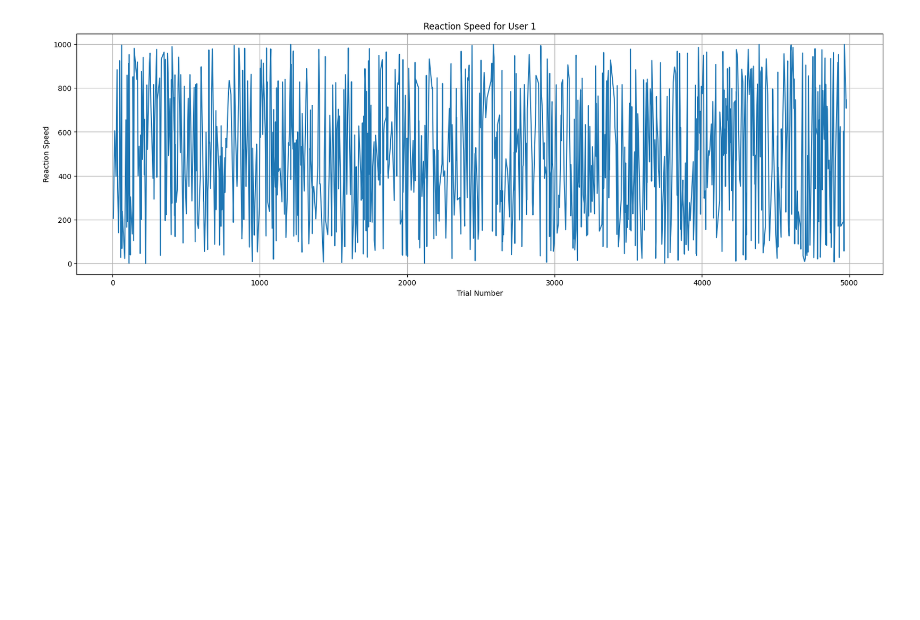
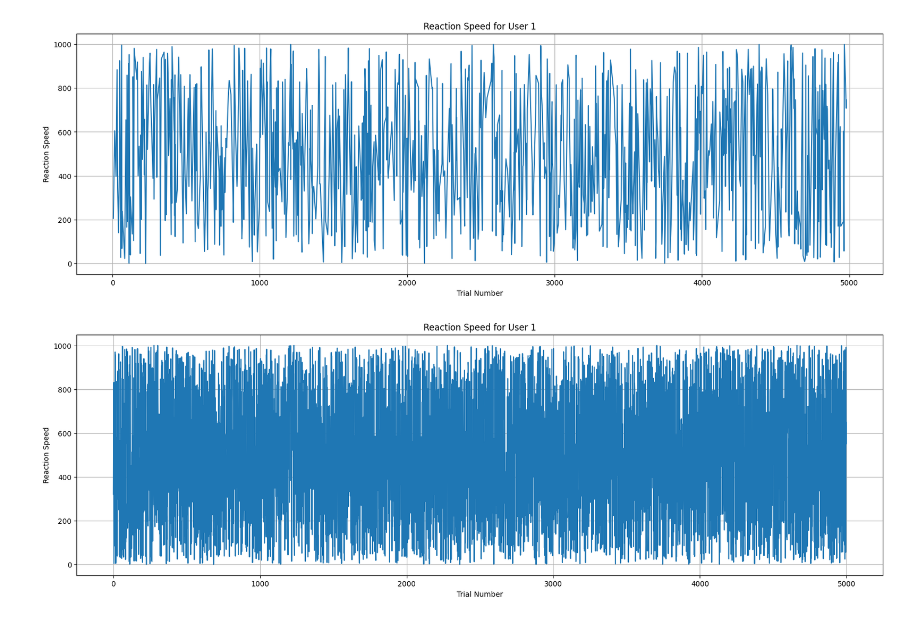
Before and after one commit to mozaikuu/Love_Of_Wisdom, a Jupyter notebook: EDA.ipynb, the cells around one changed output. Cells and saved outputs as stored; diff of their text form; code cells hidden in the pictures; blank space fills up the shorter version.

```diff
--- a/EDA.ipynb
+++ b/EDA.ipynb
@@ -290,3 +288,13 @@ plt.grid()
 plt.show()
 # %% [output]
 [figure]
+# %%
+plt.figure(figsize=(20, 6))
+plt.plot(dfs['reaction_speed(in_ms)'], )
+plt.title('Reaction Speed for User 1')
+plt.xlabel('Trial Number')  # or any other x-axis label
+plt.ylabel('Reaction Speed')
+plt.grid()
+plt.show()
+# %% [output]
+[figure, added]
```
Also changed, not shown: parts of 1 cell of this notebook.
